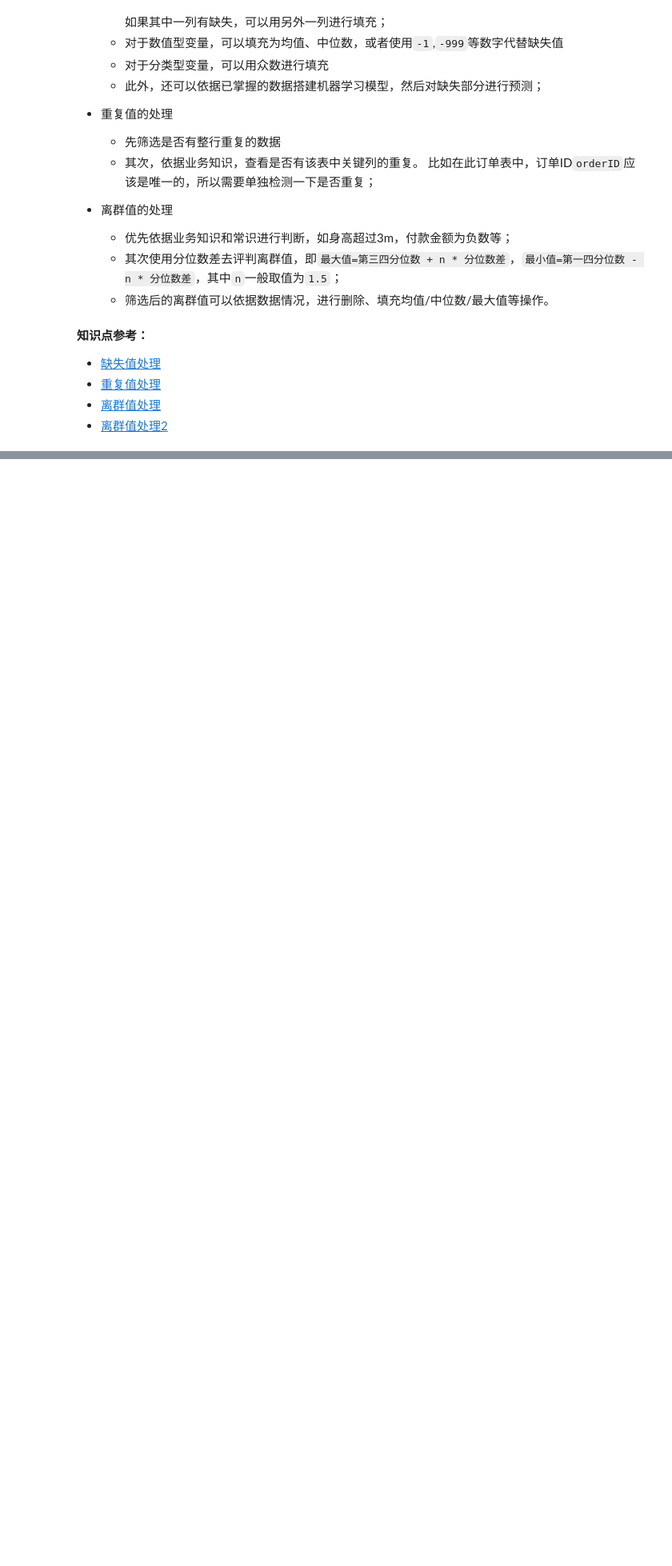
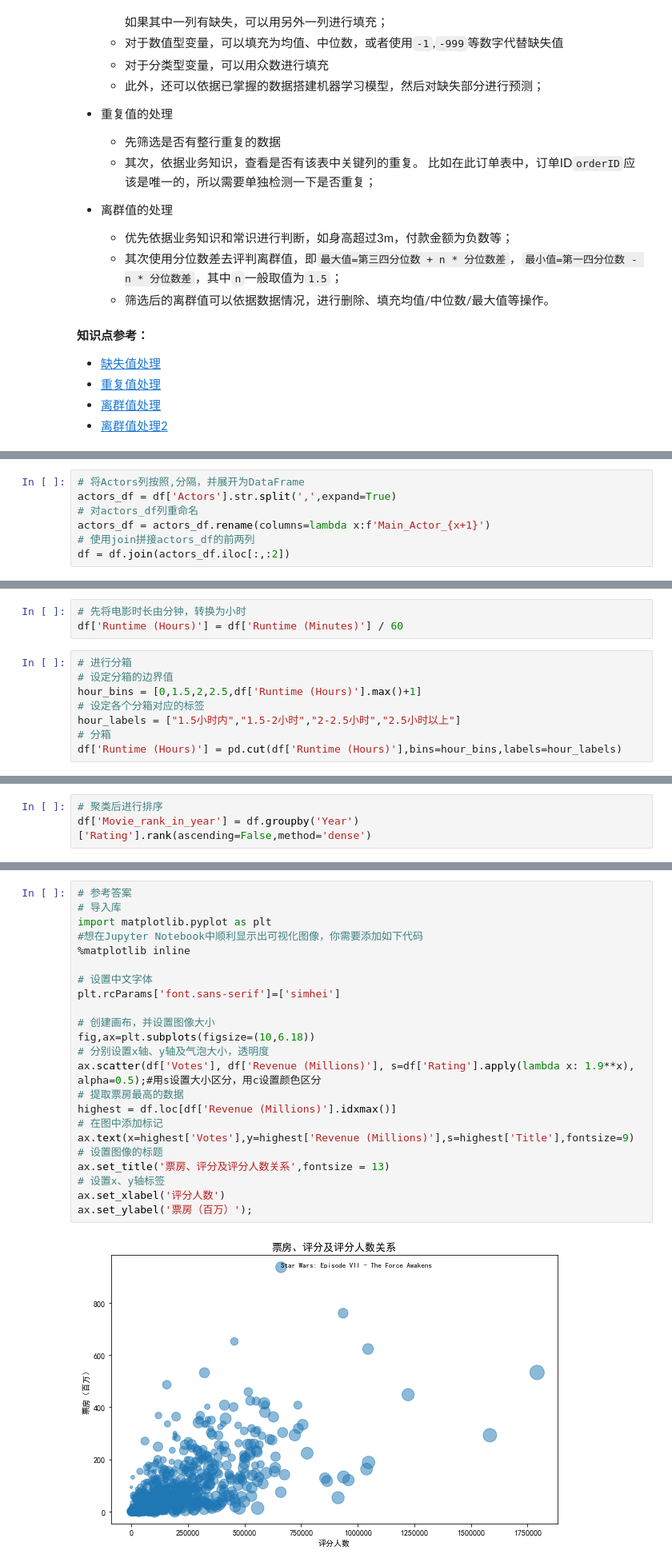
Before and after one commit to CapAllen/Notebook-for-Machine-Learning, a Jupyter notebook: Numpy Pandas与Matplotlib.ipynb, the cells around one changed output, grey strips where cells are left out. Shown at 80% size. Cells and saved outputs as stored; diff of their text form; blank space fills up the shorter version.

```diff
--- a/Numpy Pandas与Matplotlib.ipynb
+++ b/Numpy Pandas与Matplotlib.ipynb
@@ -1173,0 +1267,7 @@ Matplotlib：
+# %%
+# 将Actors列按照,分隔，并展开为DataFrame
+actors_df = df['Actors'].str.split(',',expand=True)
+# 对actors_df列重命名
+actors_df = actors_df.rename(columns=lambda x:f'Main_Actor_{x+1}')
+# 使用join拼接actors_df的前两列
+df = df.join(actors_df.iloc[:,:2])
@@ -1173,0 +1305,11 @@ Matplotlib：
+# %%
+# 先将电影时长由分钟，转换为小时
+df['Runtime (Hours)'] = df['Runtime (Minutes)'] / 60
+# %%
+# 进行分箱
+# 设定分箱的边界值
+hour_bins = [0,1.5,2,2.5,df['Runtime (Hours)'].max()+1]
+# 设定各个分箱对应的标签
+hour_labels = ["1.5小时内","1.5-2小时","2-2.5小时","2.5小时以上"]
+# 分箱
+df['Runtime (Hours)'] = pd.cut(df['Runtime (Hours)'],bins=hour_bins,labels=hour_labels)
@@ -1173,0 +1347,3 @@ Matplotlib：
+# %%
+# 聚类后进行排序
+df['Movie_rank_in_year'] = df.groupby('Year')['Rating'].rank(ascending=False,method='dense')
@@ -1173,0 +1495,25 @@ Matplotlib：
+# %%
+# 参考答案
+# 导入库
+import matplotlib.pyplot as plt
+#想在Jupyter Notebook中顺利显示出可视化图像，你需要添加如下代码
+%matplotlib inline
+
+# 设置中文字体
+plt.rcParams['font.sans-serif']=['simhei']
+
+# 创建画布，并设置图像大小
+fig,ax=plt.subplots(figsize=(10,6.18))
+# 分别设置x轴、y轴及气泡大小，透明度
+ax.scatter(df['Votes'], df['Revenue (Millions)'], s=df['Rating'].apply(lambda x: 1.9**x), alpha=0.5);#用s设置大小区分，用c设置颜色区分
+# 提取票房最高的数据
+highest = df.loc[df['Revenue (Millions)'].idxmax()]
+# 在图中添加标记
+ax.text(x=highest['Votes'],y=highest['Revenue (Millions)'],s=highest['Title'],fontsize=9)
+# 设置图像的标题
+ax.set_title('票房、评分及评分人数关系',fontsize = 13)
+# 设置x、y轴标签
+ax.set_xlabel('评分人数')
+ax.set_ylabel('票房（百万）');
+# %% [output]
+[figure, added]
```
Also changed, not shown: parts of 82 cells of this notebook, 3 other files.
